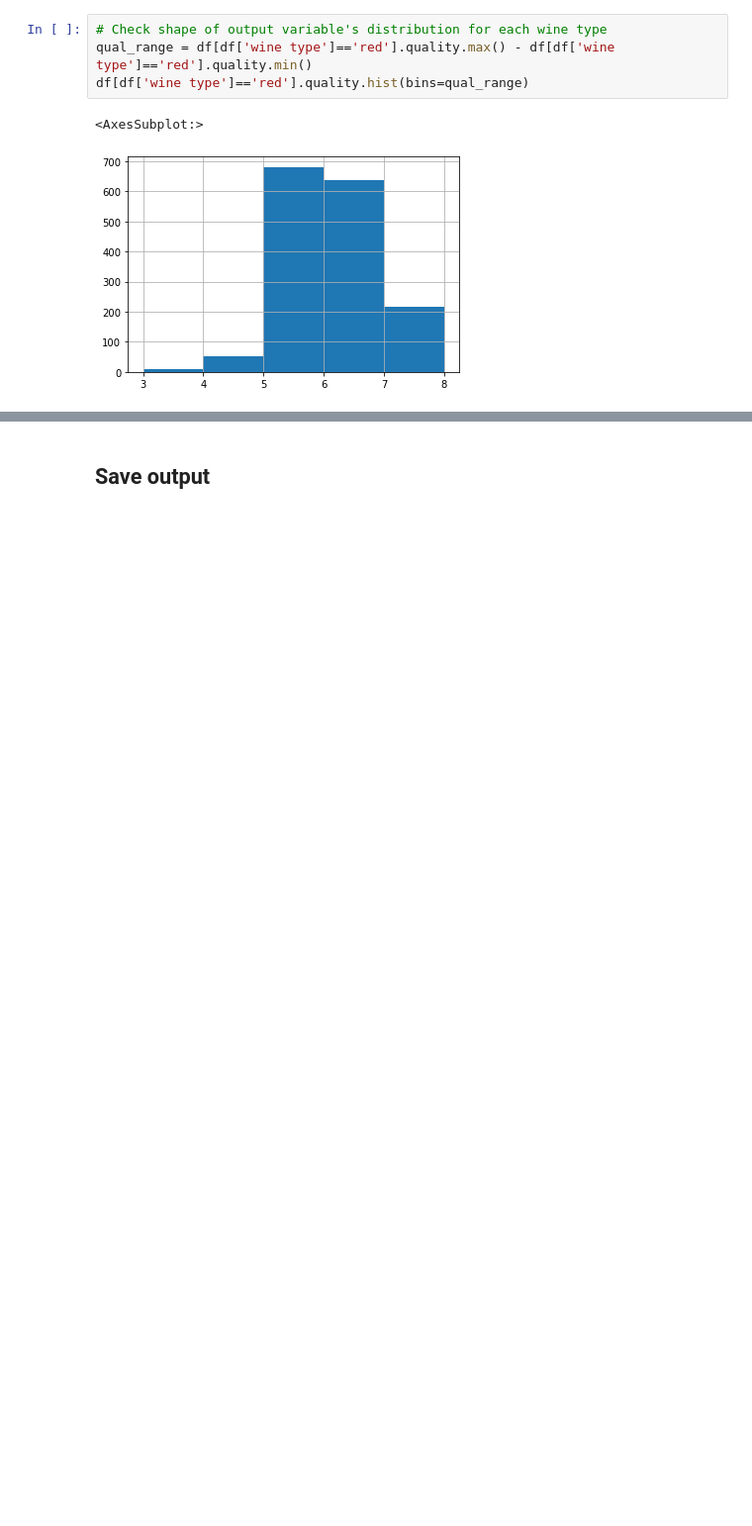
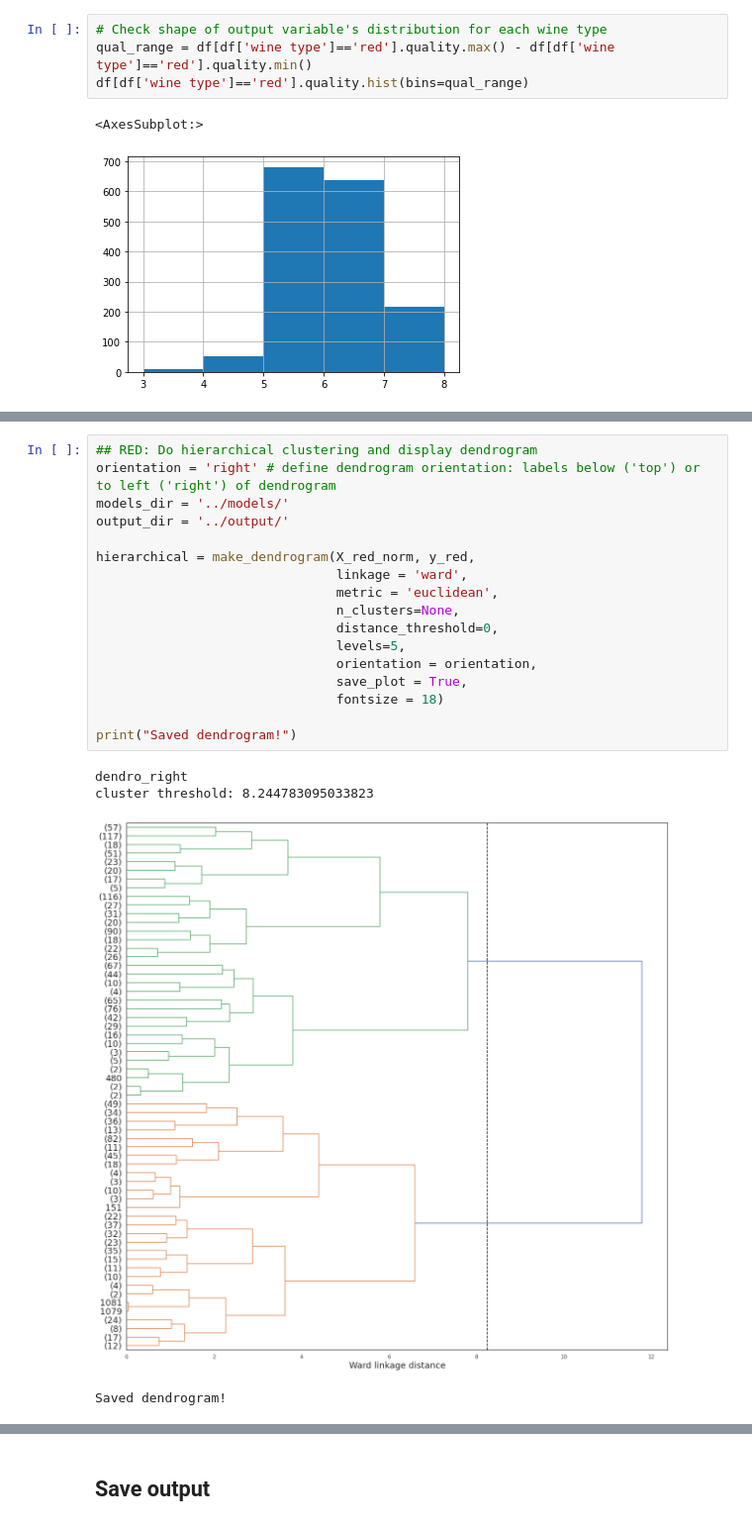
Before and after one commit to jhaber-zz/cluster-wine, a Jupyter notebook: code/clustering.ipynb, the cells around one changed output, grey strips where cells are left out. Shown at 99% size. Saved outputs shown, nothing was run; the diff lists cells and outputs as text; blank space fills up the shorter version.

```diff
--- a/code/clustering.ipynb
+++ b/code/clustering.ipynb
@@ -491,0 +702,22 @@ print("saved period dendrograms for expanded dicts!")
+# %%
+## RED: Do hierarchical clustering and display dendrogram
+orientation = 'right' # define dendrogram orientation: labels below ('top') or to left ('right') of dendrogram
+models_dir = '../models/'
+output_dir = '../output/'
+
+hierarchical = make_dendrogram(X_red_norm, y_red,
+                               linkage = 'ward',
+                               metric = 'euclidean',
+                               n_clusters=None,
+                               distance_threshold=0,
+                               levels=5,
+                               orientation = orientation,
+                               save_plot = True,
+                               fontsize = 18)
+
+print("Saved dendrogram!")
+# %% [output]
+dendro_right
+cluster threshold: 8.244783095033823
+[figure, added]
+Saved dendrogram!
```
Also changed, not shown: parts of 43 cells of this notebook.
